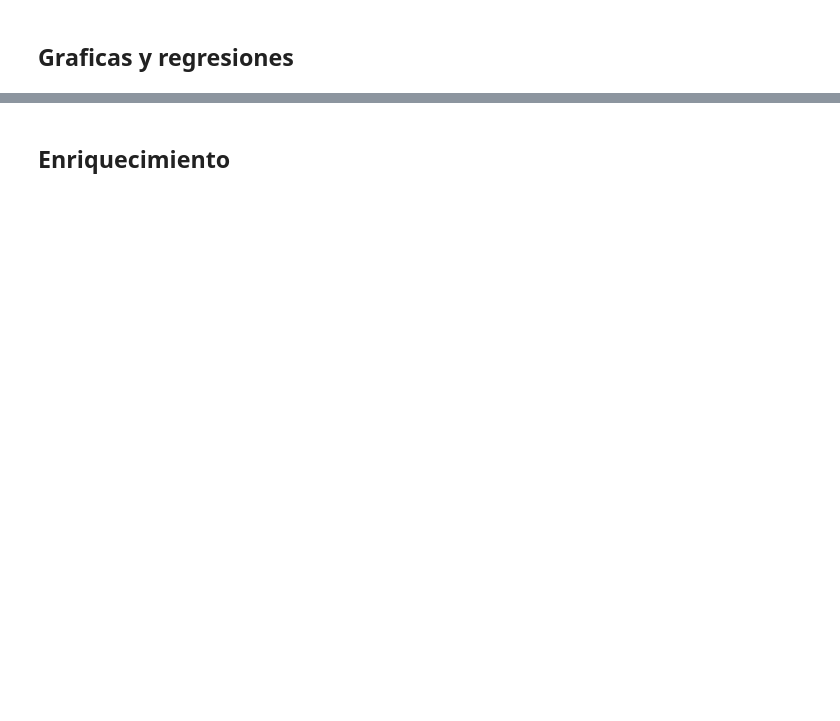
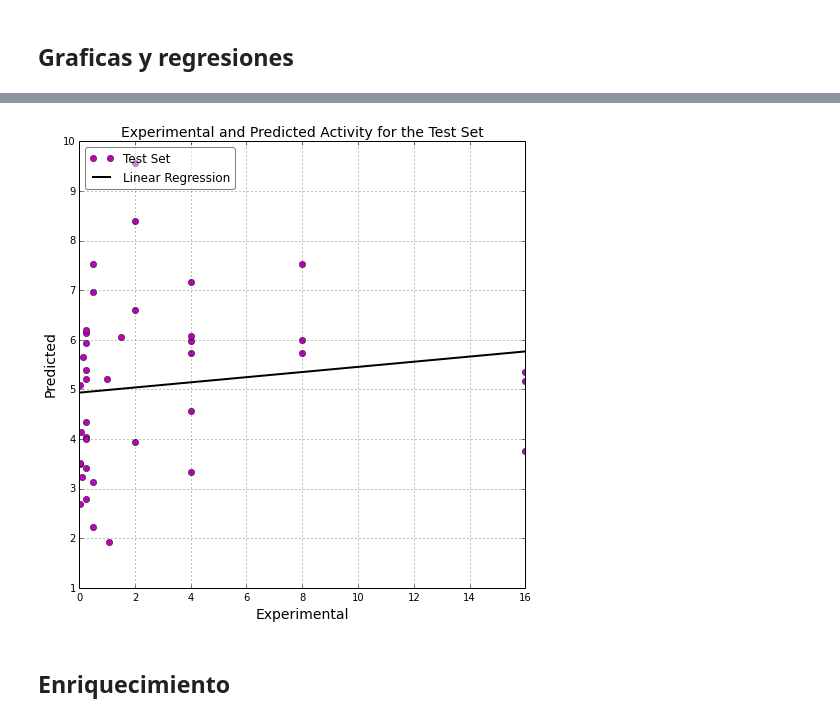
Before and after one commit to cebasfu93/CODE, a Jupyter notebook: CODE.ipynb, the cells around one changed output, grey strips where cells are left out. Saved outputs shown, nothing was run; the diff lists cells and outputs as text; code cells hidden in the pictures; blank space fills up the shorter version.

```diff
--- a/CODE.ipynb
+++ b/CODE.ipynb
@@ -183,17 +206,22 @@ savefig(Nombre + '/ActTestSet.png')
 # %%
 regre_test = stats.linregress(mic_test, modelo(matriz_propiedades_test, parametros_sin_error))
 p_test=arange(min(mic_test), max(mic_test), 0.01)
 lin_test=p_test*regre_test[0]+ regre_test[1]
 #Grafica la actividad predicha y experimental del Test Set
 figure(figsize=(8,8)); hold=True
 plot(mic_test, modelo(matriz_propiedades_test, parametros_sin_error), 'mo', label='Test Set')
 plot(p_test, lin_test, 'k-', label='Linear Regression', lw=2)
 legend(fancybox=True, loc=2).get_frame().set_alpha(0.5)
 title('Experimental and Predicted Activity for the Test Set', fontsize=tamano)
 xlabel('Experimental', fontsize=tamano)
 ylabel('Predicted', fontsize=tamano)
 grid()
 savefig(Nombre + '/ActTestSetPredExp.png')
+
+#
+show()
+# %% [output]
+[figure, added]
 # %% [markdown]
 ## Enriquecimiento
 # %%
```
Also changed, not shown: parts of 13 cells of this notebook, 12 other files.
